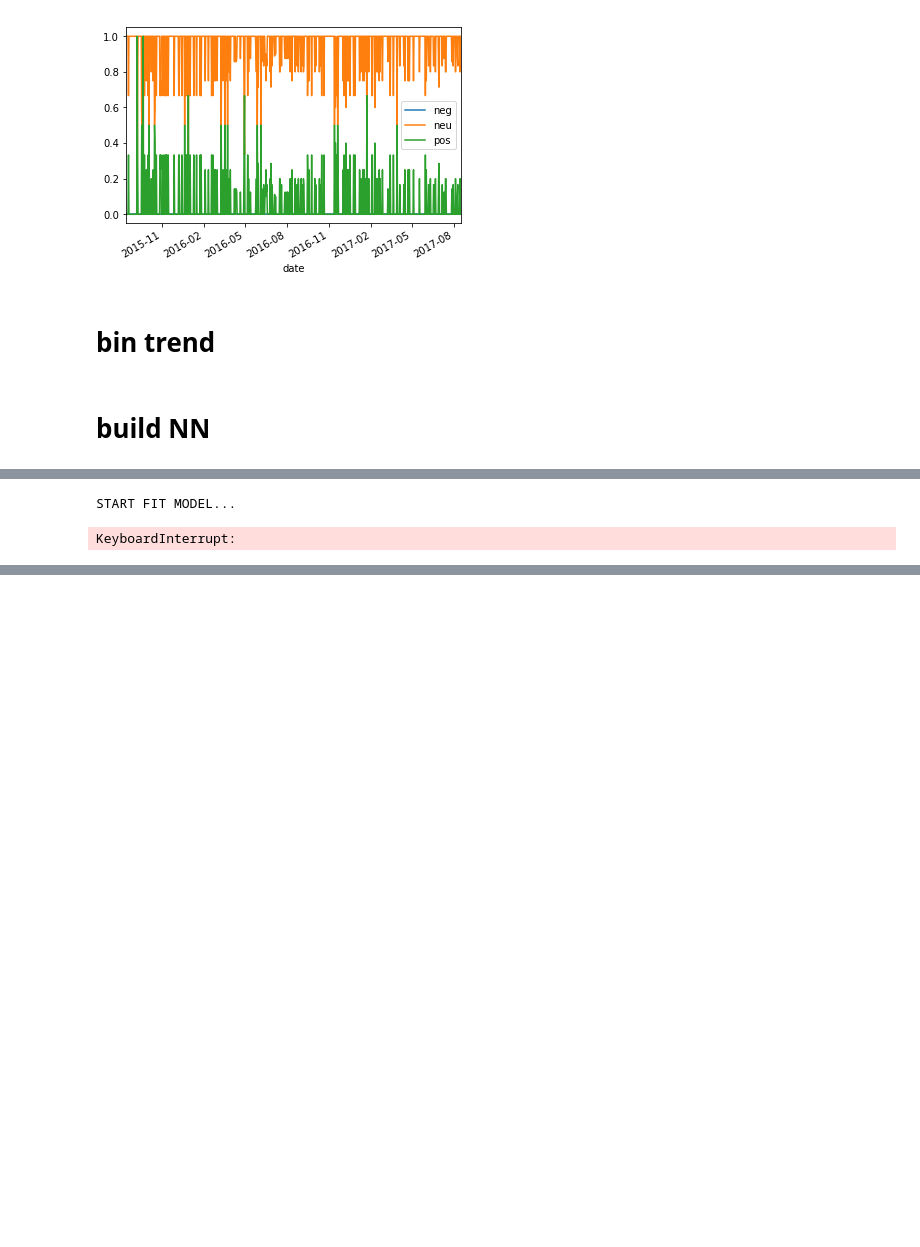
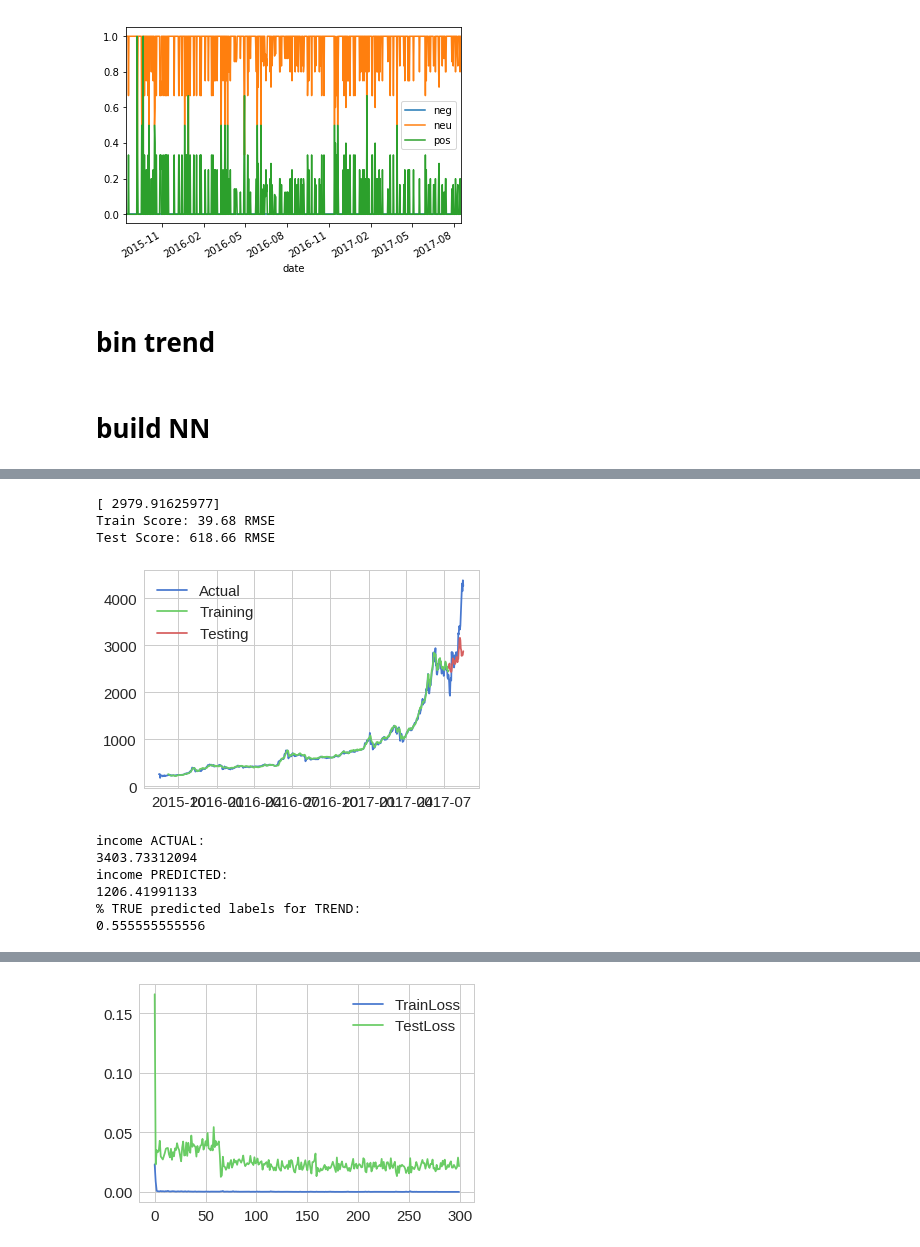
Before and after one commit to Anotherother/pricePrediction, a Jupyter notebook: NewsHeadline/[HEADLINE] Train.ipynb, the cells around one changed output, grey strips where cells are left out. Cells and saved outputs as stored; diff of their text form; code cells hidden in the pictures; blank space fills up the shorter version.

```diff
--- a/NewsHeadline/[HEADLINE] Train.ipynb
+++ b/NewsHeadline/[HEADLINE] Train.ipynb
@@ -90,0 +90,13 @@ y['close'] = y_scaler.fit_transform(y.values.reshape(-1,1))
+# %%
+import plotly.graph_objs as go
+from plotly.offline import init_notebook_mode, iplot
+
+import seaborn as sns
+from pylab import rcParams
+sns.set(style='whitegrid', palette='muted', font_scale=1.5)
+rcParams['figure.figsize'] = 14, 8
+
+
+init_notebook_mode(connected=True)
+
+%matplotlib inline
@@ -91,41 +143,5 @@ y['close'] = y_scaler.fit_transform(y.values.reshape(-1,1))
 # %%
-plot = True
-plotHictory = True
-interactiveGrapth = True
-plotForTrain = False
-
-all_data.columns = [['close_lbl','close','neg','neu','pos']]
-x = pd.DataFrame(all_data[['close_lbl','neg','neu','pos']].copy())
-y = pd.DataFrame(all_data['close'].copy())
-
-features = ['close_lbl','neg','neu','pos']
-NUM_FEATURES = x.shape[1]
-
-scaler = MinMaxScaler()
-y_scaler = MinMaxScaler()
-
-x[features] = scaler.fit_transform(x)
-
-y['close'] = y_scaler.fit_transform(y.values.reshape(-1,1))
-x[['cl_2']] = y
-
-X_train, y_train, X_test, y_test = load.load_data(x, WINDOW, train_size= 0.95,\
-                                                  TrainTest = True)
-x = x[features]
-
-model = build_model(input_shape=(WINDOW, NUM_FEATURES))
-
-
-print('START FIT MODEL...')
-history = History()
-history= model.fit(X_train, y_train, validation_data=(X_test, y_test),  batch_size=32,\
-                   epochs = 300,verbose=0,    callbacks=[history])
-
-today = time.strftime("_%d_%m_%Y")
-
-pathModel = "model_sentiment"  + today +".h5"
-
-save_model(model, pathModel)
+model = load_model(pathModel)
 
 lastbatch = np.array(x[-WINDOW:])
 pred = model.predict([lastbatch.reshape(1,WINDOW, NUM_FEATURES)])
@@ -137,32 +153,40 @@ print (prediction)
 
 if plot:
 
 
     prices, trainPredictPlot, testPredictPlot, testPredict, testY = MP.plot_quality_graph(\
                                                         all_data, model,\
                                                         X_train, X_test, y_train, \
                                                         y_test, y_scaler)
 
     calc_income = all_data.close[-y_test.shape[0]:]
 
 ############################ income ##############################3
     print ('income ACTUAL: ')
     print (ci.calcDOXOD(calc_income, ci.classifyALL(calc_income)    ))
     print ('income PREDICTED: ')
     print (ci.calcDOXOD(calc_income, ci.classifyALL(testPredict.reshape(-1,)))    )
 ############################ number TRUE predicted labels for TREND #######
     print ('% TRUE predicted labels for TREND:')
     quality = np.sum([ci.classifyALL(testY.reshape(-1,)) == ci.classifyALL(testPredict.reshape(-1,))])
     print (quality/testPredict.shape[0])
 
     if interactiveGrapth:
         MP.plot_interactive(x, prices, trainPredictPlot, testPredictPlot)
 
     if plotHictory:
         MP.plotHictory(history)
 
     del model
     K.clear_session()
 # %% [output]
-START FIT MODEL...
+[ 2979.91625977]
+Train Score: 39.68 RMSE
+Test Score: 618.66 RMSE
+[figure, added]
-KeyboardInterrupt:
+income ACTUAL:
+3403.73312094
+income PREDICTED:
+1206.41991133
+% TRUE predicted labels for TREND:
+0.555555555556
@@ -168,0 +194 @@ KeyboardInterrupt:
+[figure, added]
```
Also changed, not shown: parts of 5 cells of this notebook, 5 other files.
